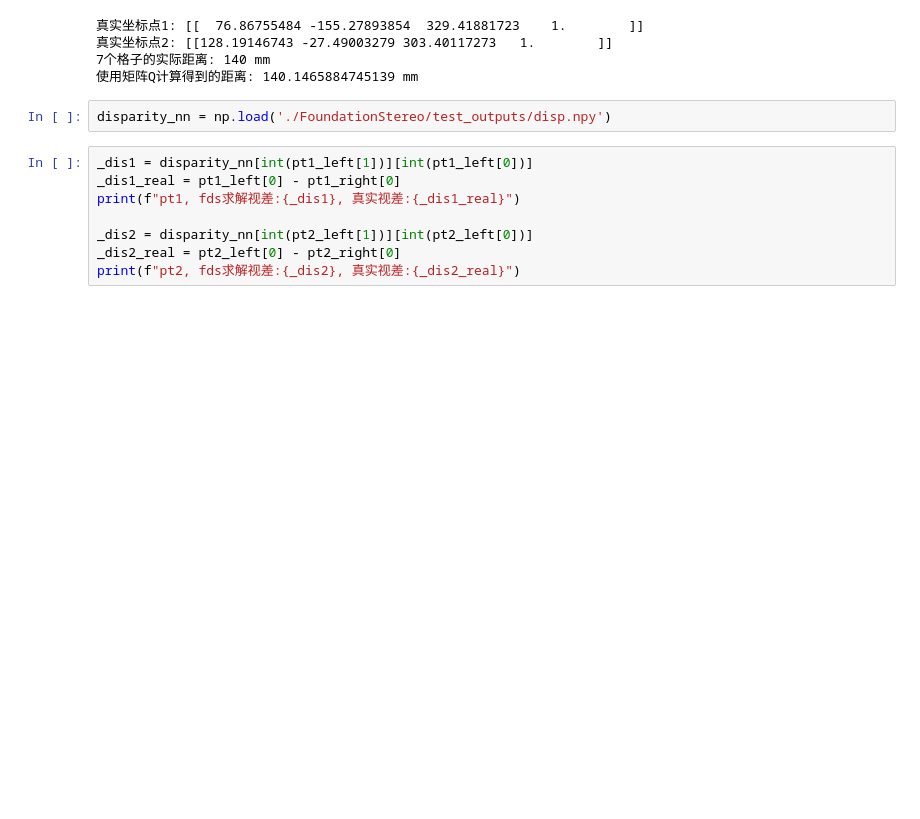
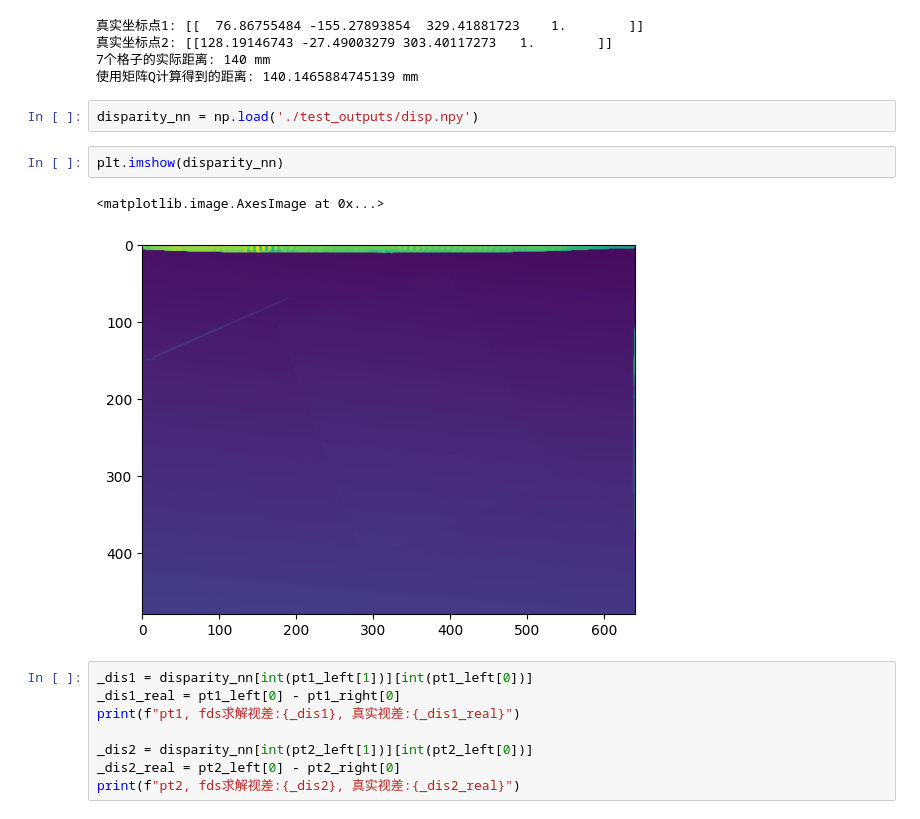
Before and after one commit to chenzhaoqiJM/camera3d_kit, a Jupyter notebook: stereo/foundation_stereo/fds_stereo_quick_verify.ipynb, the cells around one changed output. Cells and saved outputs as stored; diff of their text form; blank space fills up the shorter version.

```diff
--- a/stereo/foundation_stereo/fds_stereo_demo.ipynb
+++ b/stereo/foundation_stereo/fds_stereo_quick_verify.ipynb
@@ -159,7 +159,12 @@ print(f"使用矩阵Q计算得到的距离: {np.linalg.norm(_world_pt2-_world_pt
 7个格子的实际距离: 140 mm
 使用矩阵Q计算得到的距离: 140.1465884745139 mm
 # %%
-disparity_nn = np.load('./FoundationStereo/test_outputs/disp.npy')
+disparity_nn = np.load('./test_outputs/disp.npy')
+# %%
+plt.imshow(disparity_nn)
+# %% [output]
+<matplotlib.image.AxesImage at 0x...>
+[figure, added]
 # %%
 _dis1 = disparity_nn[int(pt1_left[1])][int(pt1_left[0])]
 _dis1_real = pt1_left[0] - pt1_right[0]
```
Also changed, not shown: parts of 4 cells of this notebook, 13 other files.
